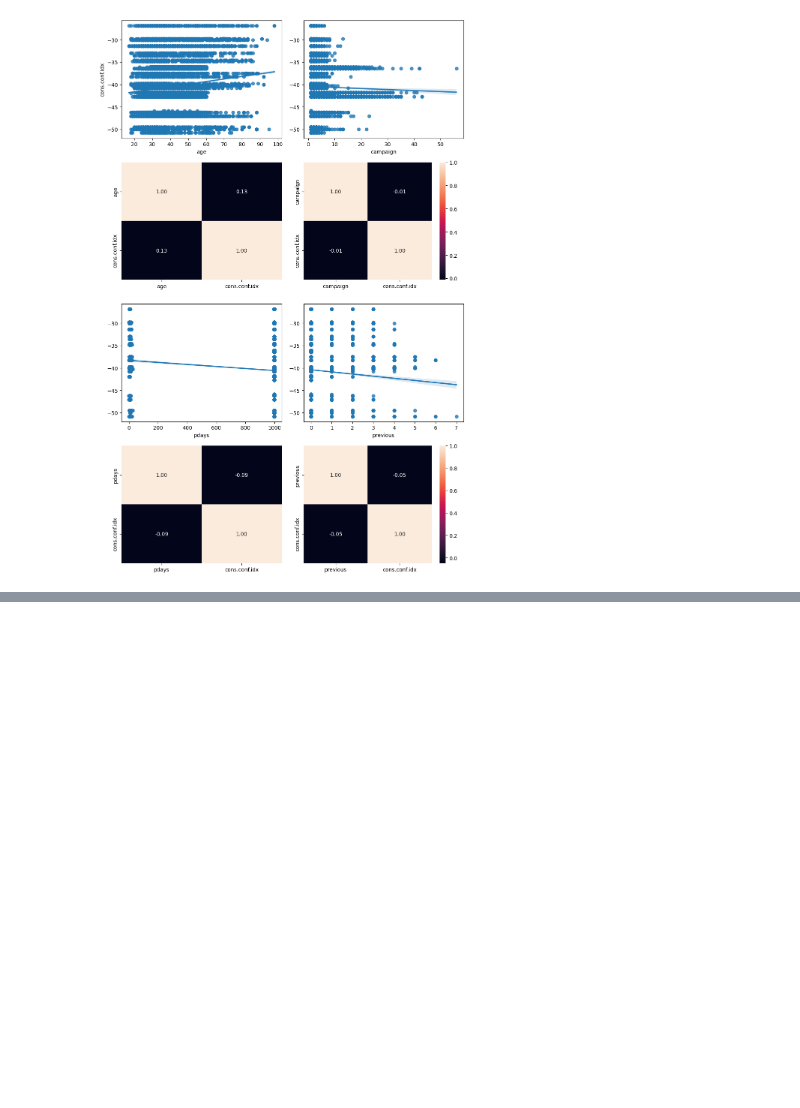
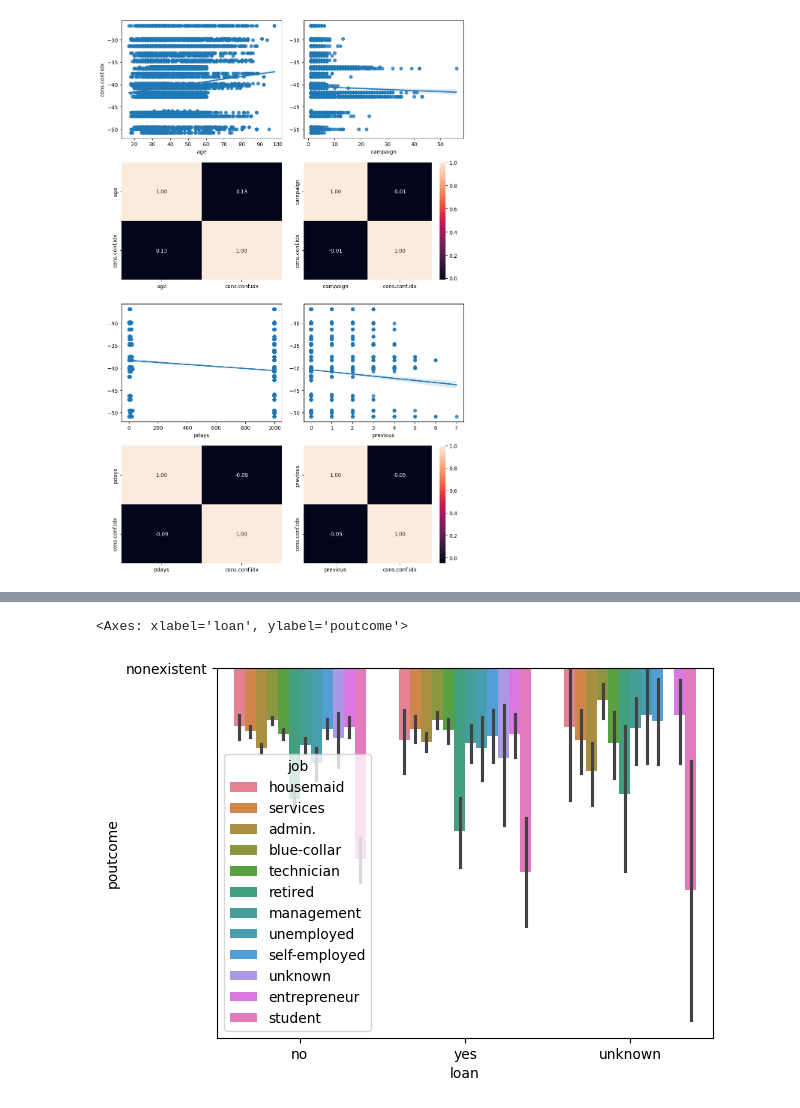
Before and after one commit to 4GeeksAcademy/nicholasdetriologisticregressionproject, a Jupyter notebook: src/explore.ipynb, the cells around one changed output, grey strips where cells are left out. Cells and saved outputs as stored; diff of their text form; code cells hidden in the pictures; blank space fills up the shorter version.

```diff
--- a/src/explore.ipynb
+++ b/src/explore.ipynb
@@ -605,0 +644,6 @@ plt.show()
+# %%
+
+sns.barplot(data = total_data, x = "loan", y = "poutcome", hue = "job")
+# %% [output]
+<Axes: xlabel='loan', ylabel='poutcome'>
+[figure, added]
```
Also changed, not shown: parts of 7 cells of this notebook.
